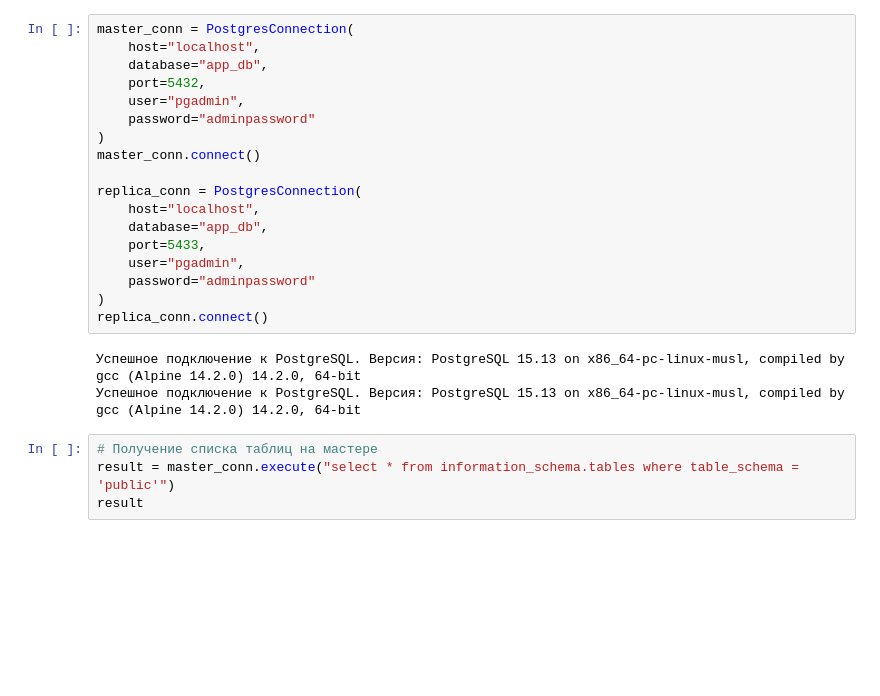
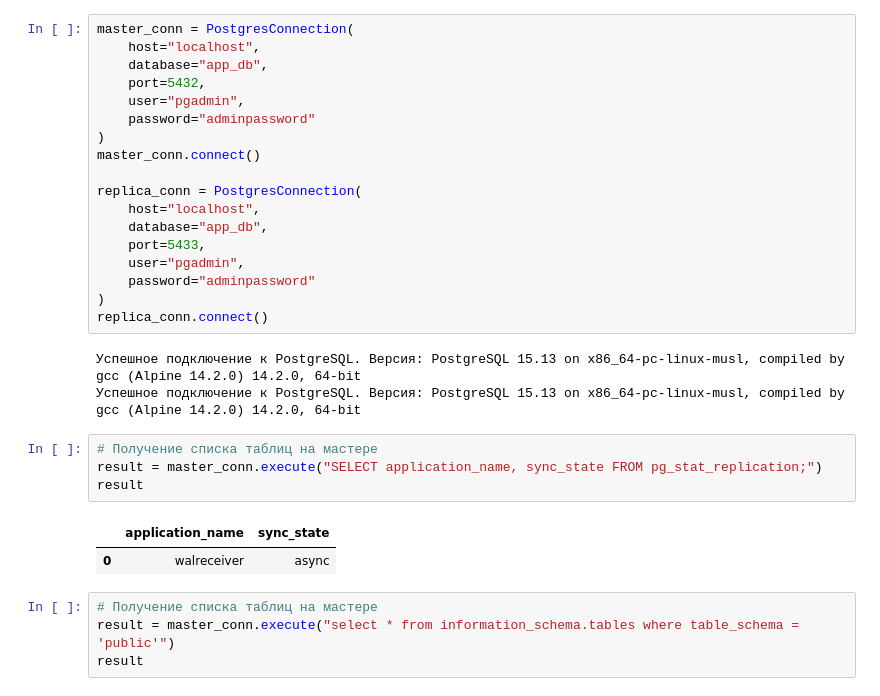
Before and after one commit to ketami/pg-replication, a Jupyter notebook: backend.ipynb, the cells around one changed output. Drawn from its saved outputs; the diff is of its cells as text; blank space fills up the shorter version.

```diff
--- a/backend.ipynb
+++ b/backend.ipynb
@@ -108,6 +108,13 @@ replica_conn.connect()
 # %% [output]
 Успешное подключение к PostgreSQL. Версия: PostgreSQL 15.13 on x86_64-pc-linux-musl, compiled by gcc (Alpine 14.2.0) 14.2.0, 64-bit
 Успешное подключение к PostgreSQL. Версия: PostgreSQL 15.13 on x86_64-pc-linux-musl, compiled by gcc (Alpine 14.2.0) 14.2.0, 64-bit
+# %%
+# Получение списка таблиц на мастере
+result = master_conn.execute("SELECT application_name, sync_state FROM pg_stat_replication;")
+result
+# %% [output]
+|  | application_name | sync_state |
+| 0 | walreceiver | async |
 # %%
 # Получение списка таблиц на мастере
 result = master_conn.execute("select * from information_schema.tables where table_schema = 'public'")
```
